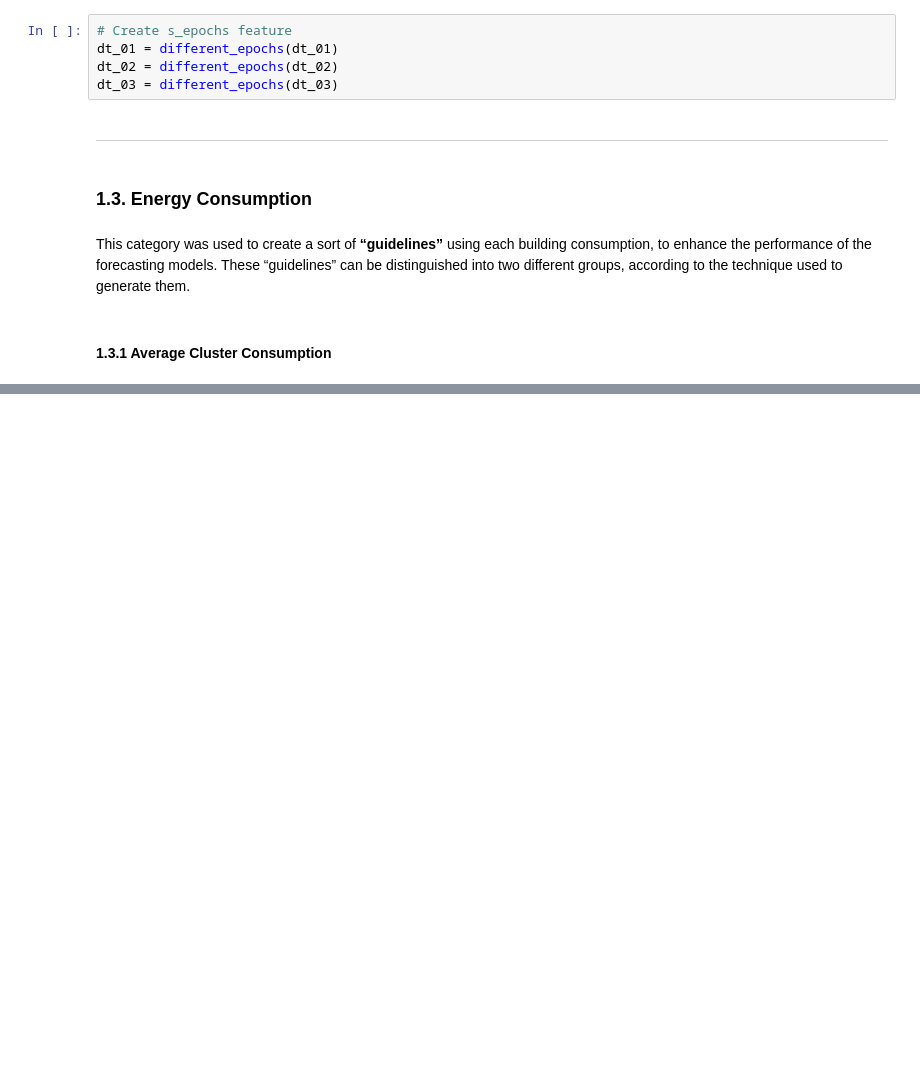
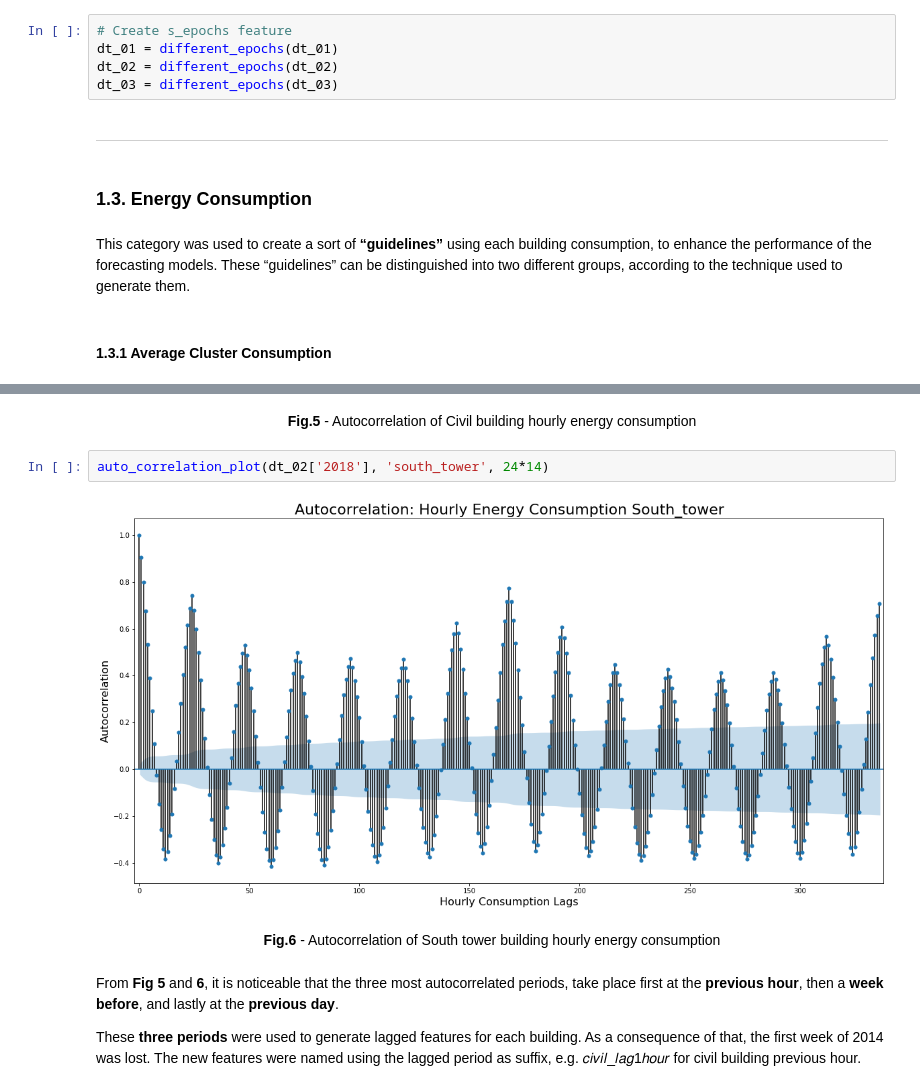
Before and after one commit to FDelca/Master_Thesis, a Jupyter notebook: 03-00-Feature_Generation.ipynb, the cells around one changed output, grey strips where cells are left out. Drawn from its saved outputs; the diff is of its cells as text; blank space fills up the shorter version.

```diff
--- a/03-00-Feature_Generation.ipynb
+++ b/03-00-Feature_Generation.ipynb
@@ -437,0 +468,13 @@ ValueError: Found array with 0 sample(s) (shape=(0, 24)) while a minimum of 1 is
+# %% [markdown]
+<center> <b>Fig.5</b> - Autocorrelation of Civil building hourly energy consumption <center>
+# %%
+auto_correlation_plot(dt_02['2018'], 'south_tower', 24*14)
+# %% [output]
+[figure, added]
+# %% [markdown]
+<center> <b>Fig.6</b> - Autocorrelation of South tower building hourly energy consumption <center>
+# %% [markdown]
+From **Fig 5** and **6**, it is noticeable that the three most autocorrelated periods, take place first at the **previous hour**, then a **week before**, and lastly at the **previous day**.
+
+
+These **three periods** were used to generate lagged features for each building. As a consequence of that, the first week of 2014 was lost. The new features were named using the lagged period as suffix, e.g. 𝑐𝑖𝑣𝑖𝑙_𝑙𝑎𝑔1ℎ𝑜𝑢𝑟 for civil building previous hour.
```
Also changed, not shown: parts of 29 cells of this notebook, 1 other file.
